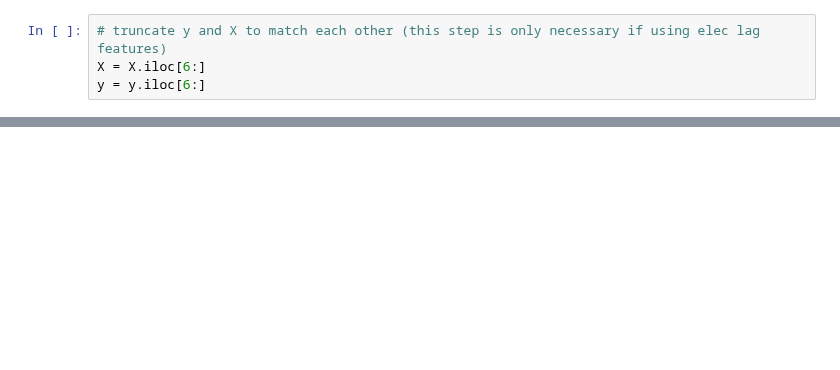
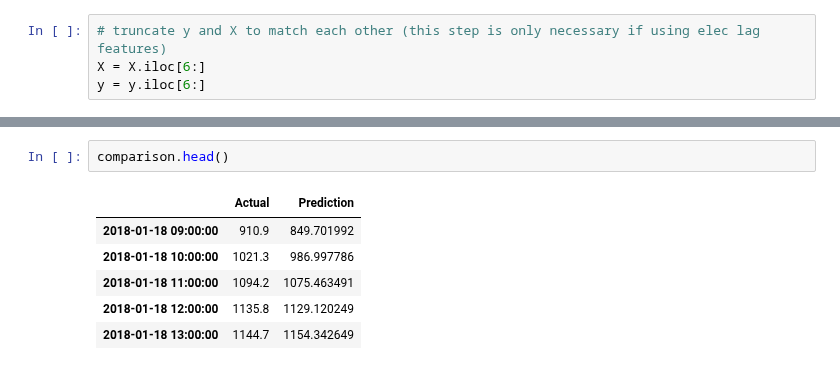
Before and after one commit to kevinkoste/university-load-forecasting, a Jupyter notebook: model_validation.ipynb, the cells around one changed output, grey strips where cells are left out. Drawn from its saved outputs; the diff is of its cells as text; blank space fills up the shorter version.

```diff
--- a/model_validation.ipynb
+++ b/model_validation.ipynb
@@ -138,0 +127,9 @@ comparison.plot(figsize=(15, 5))
+# %%
+comparison.head()
+# %% [output]
+|  | Actual | Prediction |
+| 2018-01-18 09:00:00 | 910.9 | 849.701992 |
+| 2018-01-18 10:00:00 | 1021.3 | 986.997786 |
+| 2018-01-18 11:00:00 | 1094.2 | 1075.463491 |
+| 2018-01-18 12:00:00 | 1135.8 | 1129.120249 |
+| 2018-01-18 13:00:00 | 1144.7 | 1154.342649 |
```
Also changed, not shown: parts of 8 cells of this notebook, 2 other files.
